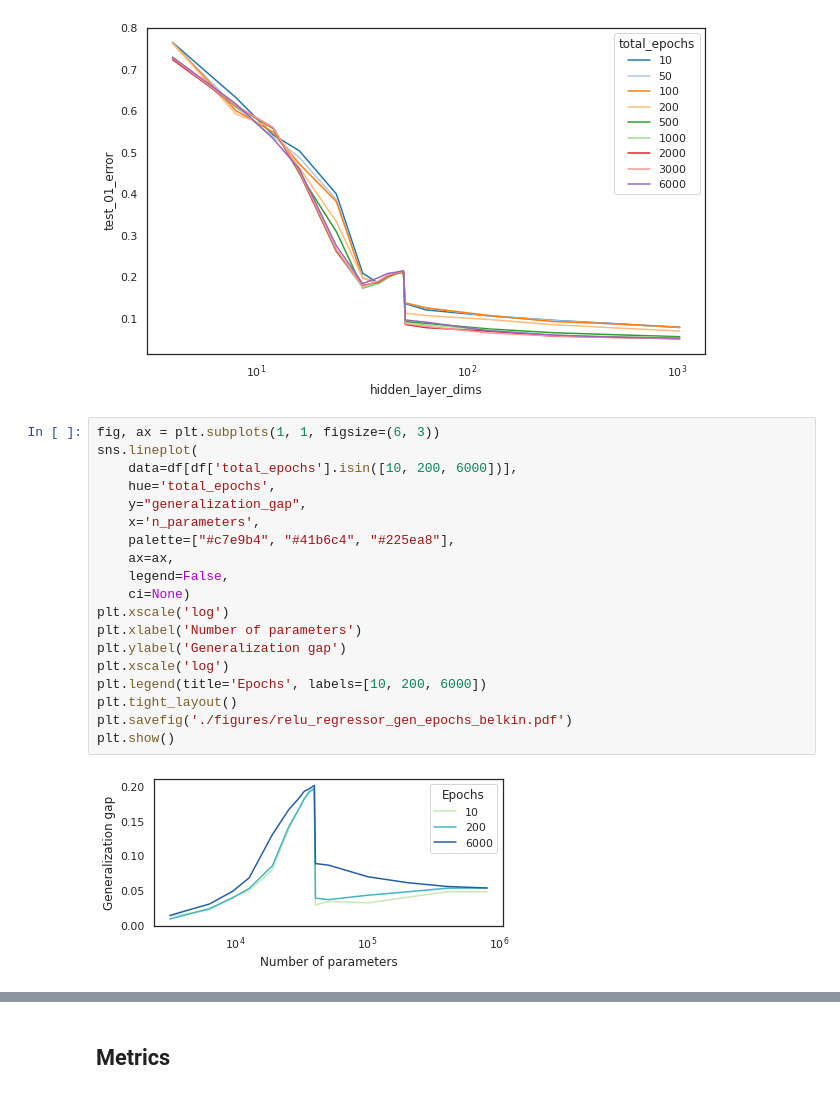
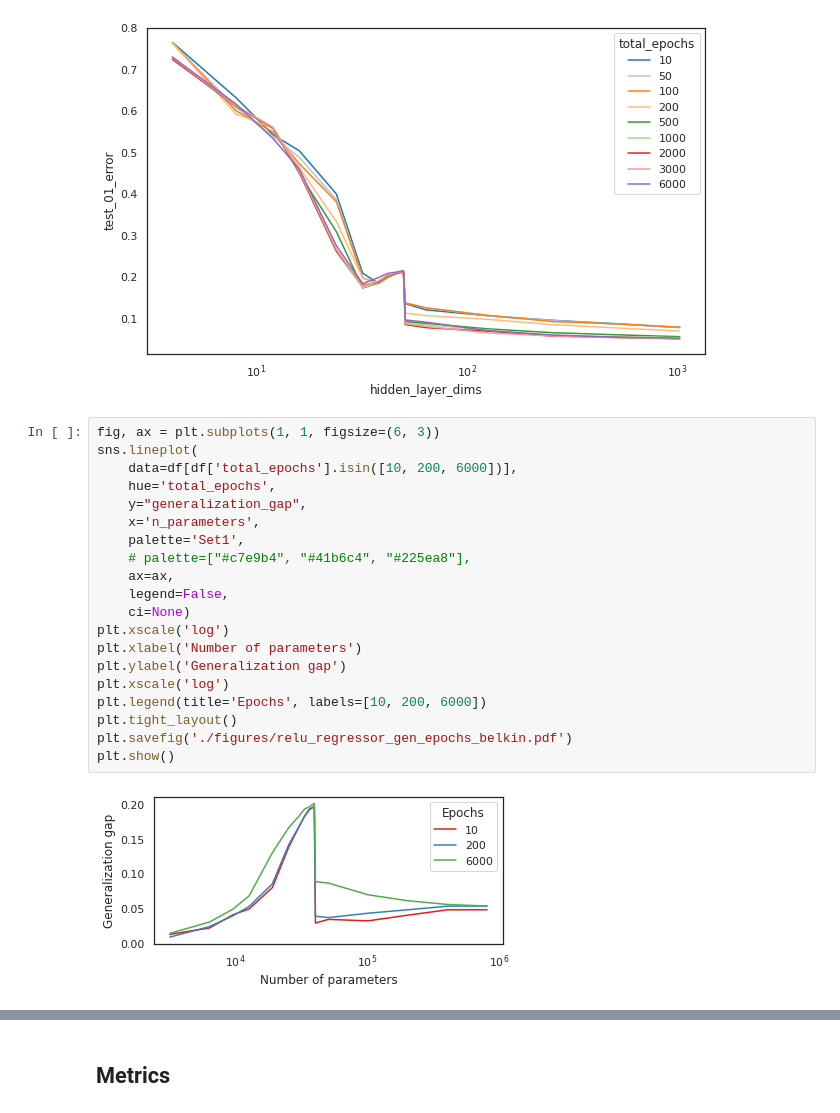
Before and after one commit to rflperry/double_descent, a Jupyter notebook: experiments/nn_epoch_vs_size.ipynb, the cells around one changed output, grey strips where cells are left out. Drawn from its saved outputs; the diff is of its cells as text.

```diff
--- a/experiments/nn_epoch_vs_size.ipynb
+++ b/experiments/nn_epoch_vs_size.ipynb
@@ -148,24 +148,25 @@ plt.show()
 # %%
 fig, ax = plt.subplots(1, 1, figsize=(6, 3))
 sns.lineplot(
     data=df[df['total_epochs'].isin([10, 200, 6000])],
     hue='total_epochs',
     y="generalization_gap",
     x='n_parameters',
-    palette=["#c7e9b4", "#41b6c4", "#225ea8"],
+    palette='Set1',
+    # palette=["#c7e9b4", "#41b6c4", "#225ea8"],
     ax=ax,
     legend=False,
     ci=None)
 plt.xscale('log')
 plt.xlabel('Number of parameters')
 plt.ylabel('Generalization gap')
 plt.xscale('log')
 plt.legend(title='Epochs', labels=[10, 200, 6000])
 plt.tight_layout()
 plt.savefig('./figures/relu_regressor_gen_epochs_belkin.pdf')
 plt.show()
 # %% [output]
-[figure, old version]
+[figure, new version]
 # %%
 fig, ax = plt.subplots(1, 1, figsize=(6, 3))
 sns.lineplot(
```
Also changed, not shown: parts of 1 cell of this notebook, 3 other files.
